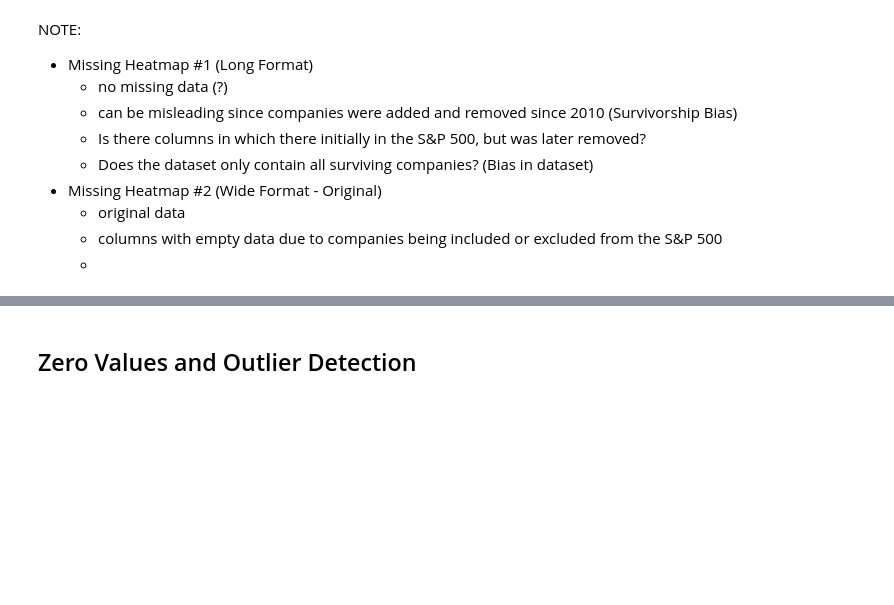
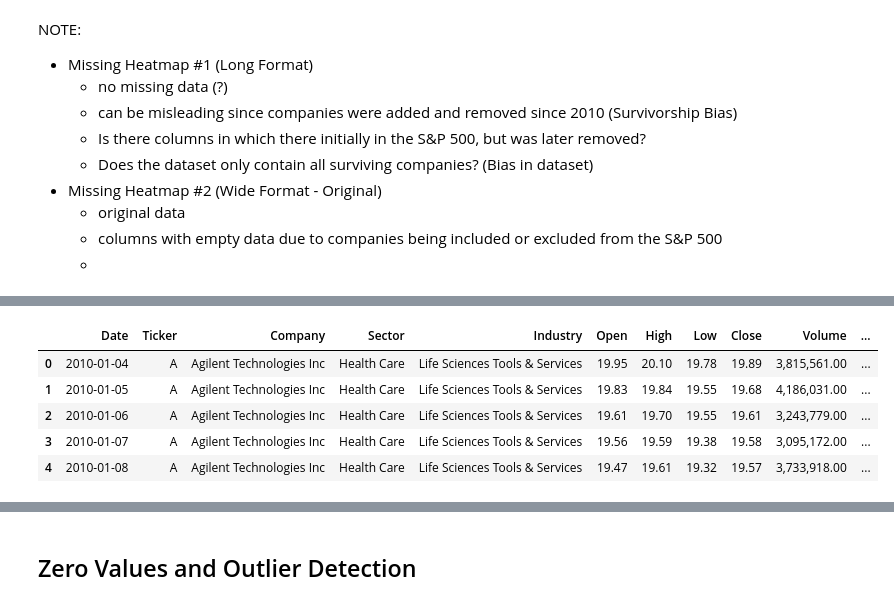
Before and after one commit to jplaceres/S-and-P-500-Stock-Price-Predictor, a Jupyter notebook: SP500_EDA.ipynb, the cells around one changed output, grey strips where cells are left out. Cells and saved outputs as stored; diff of their text form; code cells hidden in the pictures; blank space fills up the shorter version.

```diff
--- a/SP500_EDA.ipynb
+++ b/SP500_EDA.ipynb
@@ -197,0 +224,23 @@ NOTE:
+# %%
+# Grouping by company
+grouped = df_final.groupby('Ticker')['Close']
+
+# creating column for Daily return percentage change (from previous day's stock price)
+df_final['daily_return'] = grouped.pct_change()
+
+# weekly, monthly, quarterly, and yearly returns (in business trading days)
+df_final['weekly_return'] = grouped.pct_change(periods=5) # 1 week (5 days)
+df_final['monthly_return'] = grouped.pct_change(periods=21) # 1 month (21 days)
+df_final['quarterly_return'] = grouped.pct_change(periods=63) # 3 months (63 days)
+df_final['yearly_return'] = grouped.pct_change(periods=252) # 3 months (252 days)
+
+# creating column for our target (next day returns)
+df_final['target_next_day_returns'] = grouped.pct_change().shift(-1)
+df_final.head()
+# %% [output]
+|  | Date | Ticker | Company | Sector | Industry | Open | High | Low | Close | Volume | ... |
+| 0 | 2010-01-04 | A | Agilent Technologies Inc | Health Care | Life Sciences Tools & Services | 19.95 | 20.10 | 19.78 | 19.89 | 3,815,561.00 | ... |
+| 1 | 2010-01-05 | A | Agilent Technologies Inc | Health Care | Life Sciences Tools & Services | 19.83 | 19.84 | 19.55 | 19.68 | 4,186,031.00 | ... |
+| 2 | 2010-01-06 | A | Agilent Technologies Inc | Health Care | Life Sciences Tools & Services | 19.61 | 19.70 | 19.55 | 19.61 | 3,243,779.00 | ... |
+| 3 | 2010-01-07 | A | Agilent Technologies Inc | Health Care | Life Sciences Tools & Services | 19.56 | 19.59 | 19.38 | 19.58 | 3,095,172.00 | ... |
+| 4 | 2010-01-08 | A | Agilent Technologies Inc | Health Care | Life Sciences Tools & Services | 19.47 | 19.61 | 19.32 | 19.57 | 3,733,918.00 | ... |
```
Also changed, not shown: parts of 19 cells of this notebook.
